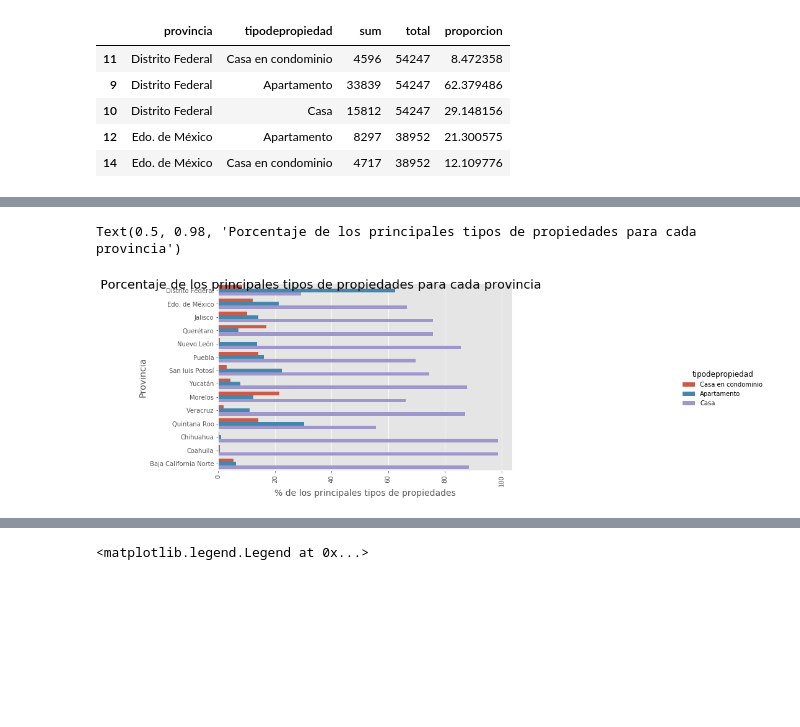
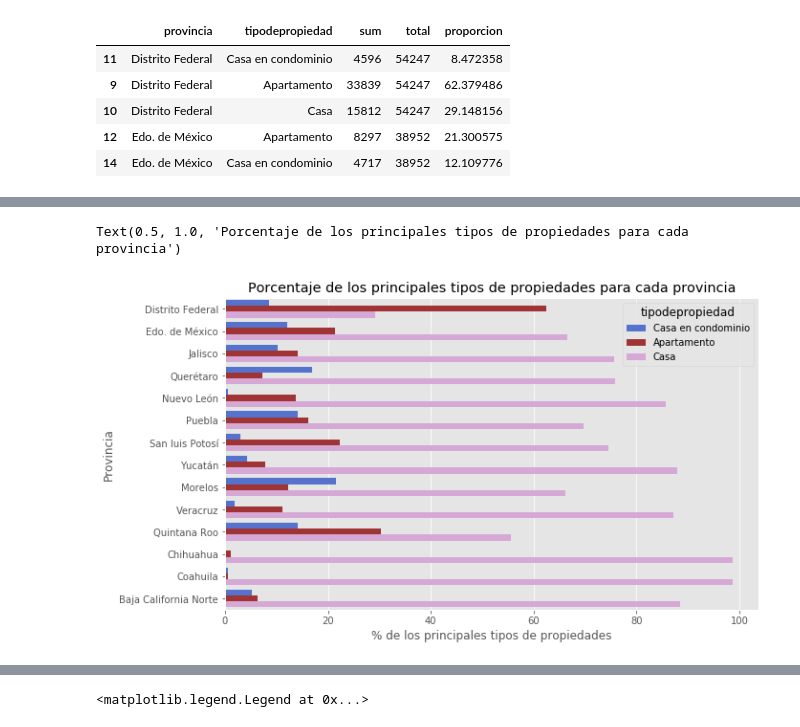
Before and after one commit to PBrrtrn/7506-organizacion-de-datos, a Jupyter notebook: src/exp/exploracion_por_tipodepropiedad.ipynb, the cells around one changed output, grey strips where cells are left out. Cells and saved outputs as stored; diff of their text form; code cells hidden in the pictures; blank space fills up the shorter version.

```diff
--- a/src/exp/exploracion_por_tipodepropiedad.ipynb
+++ b/src/exp/exploracion_por_tipodepropiedad.ipynb
@@ -158,15 +167,13 @@ tipo_prov.head()
 # %%
-
-g=sns.factorplot(x='proporcion', y='provincia', hue='tipodepropiedad', data=tipo_prov, kind='bar')
-plt.ylabel("Provincia", fontsize = 14)
-plt.xlabel("% de los principales tipos de propiedades", fontsize = 14)
-plt.xticks(rotation=90)
-g.fig.set_figheight(5)
-g.fig.set_figwidth(20)
-g.fig.suptitle('Porcentaje de los principales tipos de propiedades para cada provincia', fontsize=20)
+palette ={"Apartamento":"firebrick","Casa en condominio":"royalblue","Casa":"plum"}
+plt.figure(figsize=(10, 6))
+sns.barplot(x='proporcion', y='provincia', hue='tipodepropiedad', data=tipo_prov, palette=palette)
+plt.ylabel('Provincia')
+plt.xlabel('% de los principales tipos de propiedades')
+plt.title('Porcentaje de los principales tipos de propiedades para cada provincia')
 # %% [output]
-Text(0.5, 0.98, 'Porcentaje de los principales tipos de propiedades para cada provincia')
+Text(0.5, 1.0, 'Porcentaje de los principales tipos de propiedades para cada provincia')
-[figure, old version]
+[figure, new version]
 # %%
 comer_prov = data[data['tipodepropiedad'].isin(['Local Comercial','Oficina comercial','Bodega comercial', 'Local en centro comercial'])]
 comer_prov.head(2)
```
Also changed, not shown: parts of 1 cell of this notebook, 3 other files.
